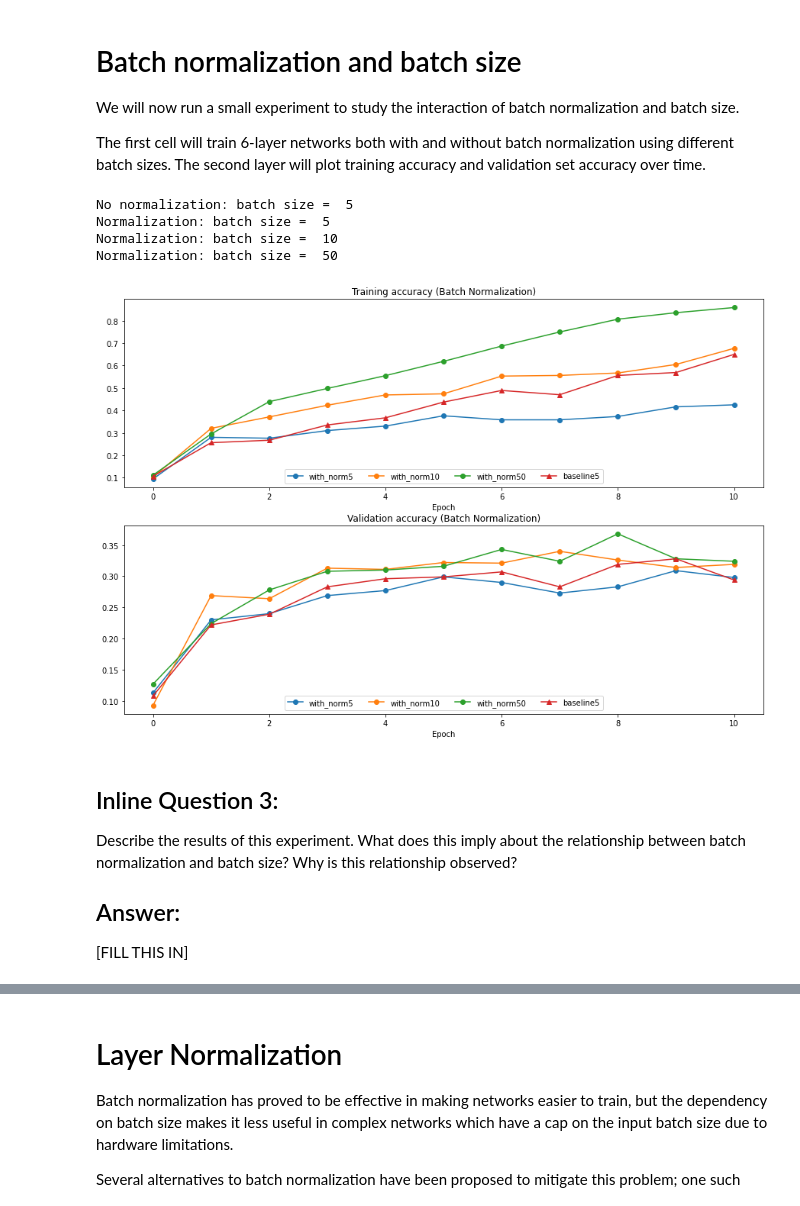
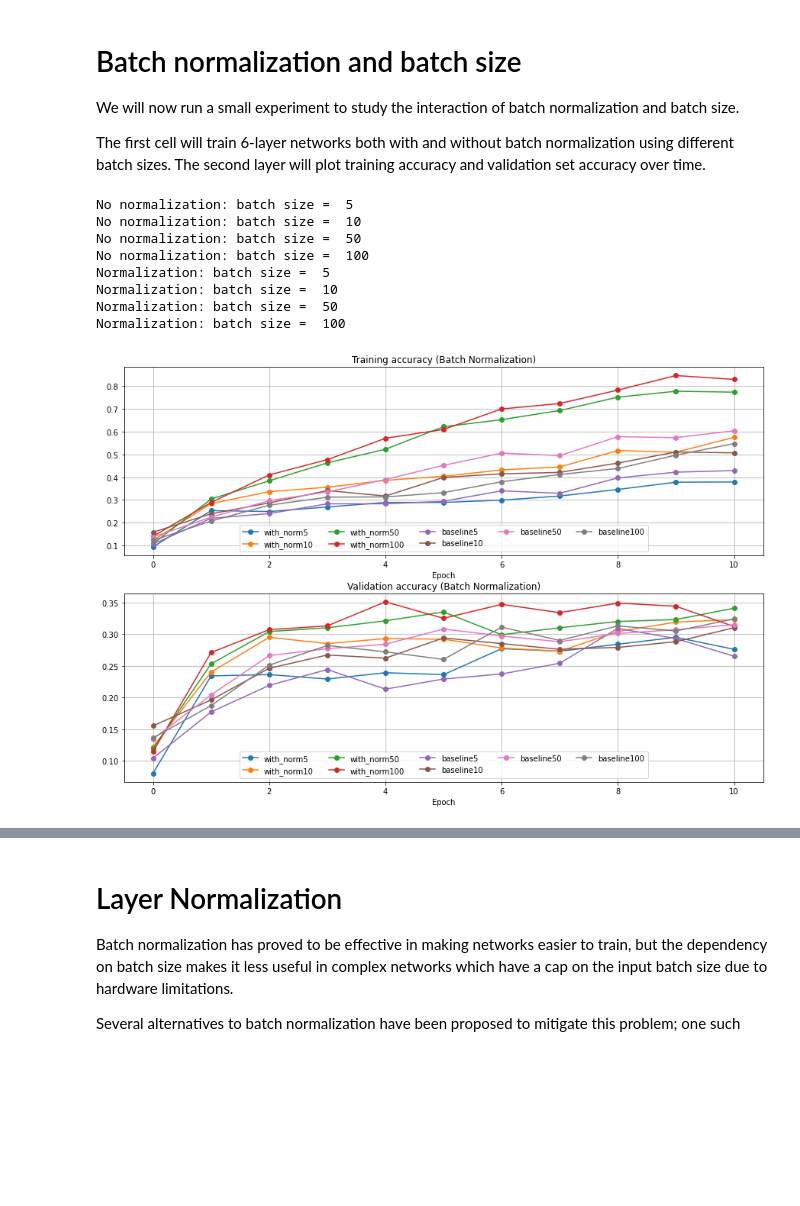
Before and after one commit to camilomarino/Obligatorios_DLVIS_2020, a Jupyter notebook: assignment2_jupyter/BatchNormalization.ipynb, the cells around one changed output, grey strips where cells are left out. Drawn from its saved outputs; the diff is of its cells as text; code cells hidden in the pictures; blank space fills up the shorter version.

```diff
--- a/assignment2_jupyter/BatchNormalization.ipynb
+++ b/assignment2_jupyter/BatchNormalization.ipynb
@@ -439,4 +470,5 @@ The first cell will train 6-layer networks both with and without batch normaliza
 # %%
+
 def run_batchsize_experiments(normalization_mode):
     np.random.seed(231)
     # Try training a very deep net with batchnorm
@@ -450,20 +482,23 @@ def run_batchsize_experiments(normalization_mode):
     }
     n_epochs=10
     weight_scale = 2e-2
-    batch_sizes = [5,10,50]
-    lr = 10**(-3.5)
-    solver_bsize = batch_sizes[0]
+    batch_sizes = [5,10,50,100]
+    lr = 10**(-3)
 
-    print('No normalization: batch size = ',solver_bsize)
-    model = FullyConnectedNet(hidden_dims, weight_scale=weight_scale, normalization=None)
-    solver = Solver(model, small_data,
-                    num_epochs=n_epochs, batch_size=solver_bsize,
-                    update_rule='adam',
-                    optim_config={
-                      'learning_rate': lr,
-                    },
-                    verbose=False)
-    solver.train()
+    bl_solvers = []
+    for i in range(len(batch_sizes)):
+        b_size=batch_sizes[i]
+        print('No normalization: batch size = ',b_size)
+        bl_model = FullyConnectedNet(hidden_dims, weight_scale=weight_scale, normalization=None)
+        bl_solver = Solver(bl_model, small_data,
+                        num_epochs=n_epochs, batch_size=b_size,
+                        update_rule='adam',
+                        optim_config={
+                          'learning_rate': lr,
+                        },
+                        verbose=False)
+        bl_solver.train()
+        bl_solvers.append(bl_solver)
 
     bn_solvers = []
     for i in range(len(batch_sizes)):
@@ -480,30 +515,28 @@ def run_batchsize_experiments(normalization_mode):
         bn_solver.train()
         bn_solvers.append(bn_solver)
 
-    return bn_solvers, solver, batch_sizes
+    return bn_solvers, bl_solvers, batch_sizes
 
-batch_sizes = [5,10,50]
+batch_sizes = [5,10,50,100]
 bn_solvers_bsize, solver_bsize, batch_sizes = run_batchsize_experiments('batchnorm')
 # %% [output]
 No normalization: batch size =  5
+No normalization: batch size =  10
+No normalization: batch size =  50
+No normalization: batch size =  100
 Normalization: batch size =  5
 Normalization: batch size =  10
 Normalization: batch size =  50
+Normalization: batch size =  100
 # %%
 plt.subplot(2, 1, 1)
-plot_training_history('Training accuracy (Batch Normalization)','Epoch', solver_bsize, bn_solvers_bsize, \
+plot_training_history_aux('Training accuracy (Batch Normalization)','Epoch', solver_bsize, bn_solvers_bsize, \
                       lambda x: x.train_acc_history, bl_marker='-^', bn_marker='-o', labels=batch_sizes)
 plt.subplot(2, 1, 2)
-plot_training_history('Validation accuracy (Batch Normalization)','Epoch', solver_bsize, bn_solvers_bsize, \
+plot_training_history_aux('Validation accuracy (Batch Normalization)','Epoch', solver_bsize, bn_solvers_bsize, \
                       lambda x: x.val_acc_history, bl_marker='-^', bn_marker='-o', labels=batch_sizes)
 
 plt.gcf().set_size_inches(15, 10)
 plt.show()
 # %% [output]
-[figure, old version]
+[figure, new version]
-# %% [markdown]
-## Inline Question 3:
-Describe the results of this experiment. What does this imply about the relationship between batch normalization and batch size? Why is this relationship observed?
-
-## Answer:
-[FILL THIS IN]
```
Also changed, not shown: parts of 9 cells of this notebook, 5 other files.
